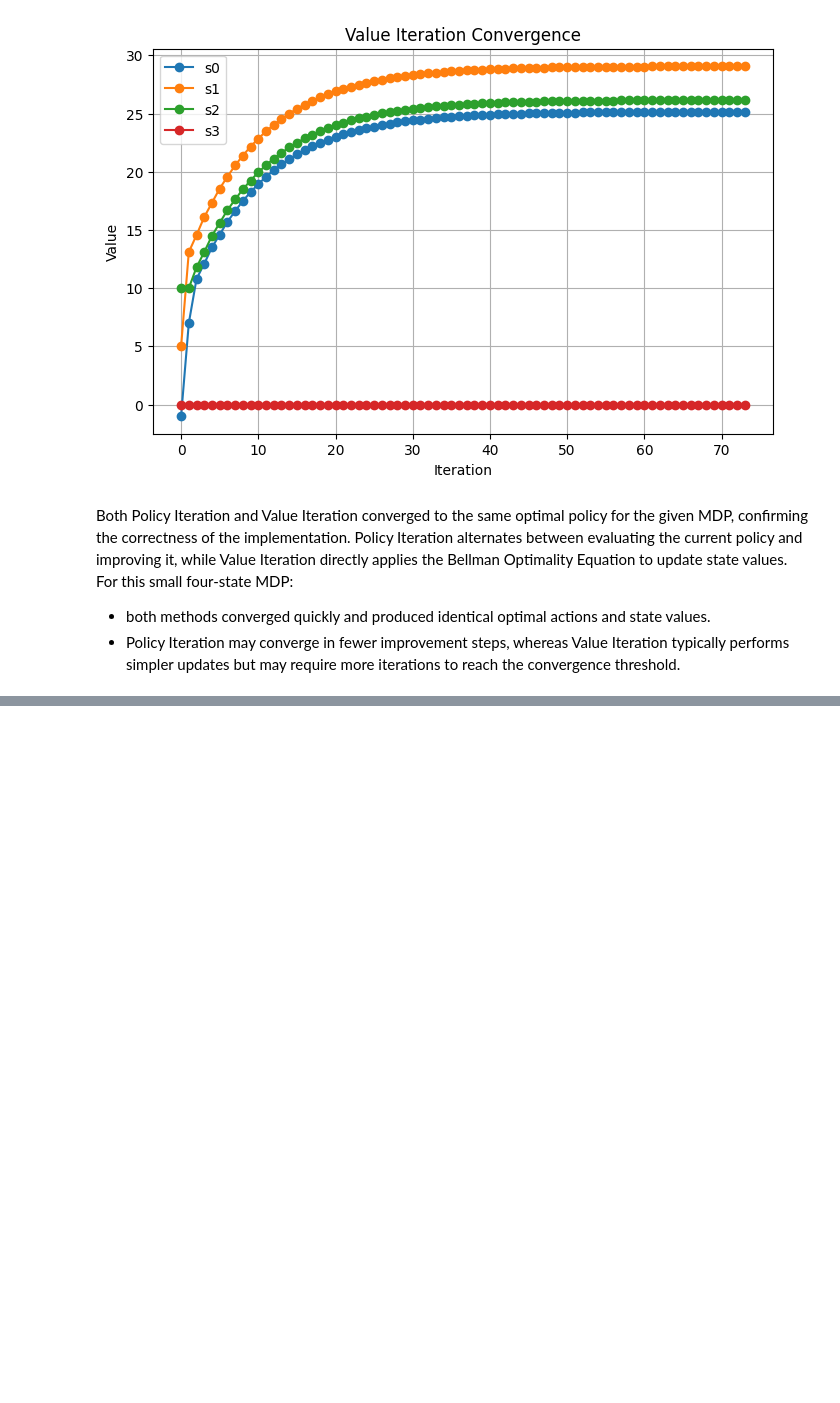
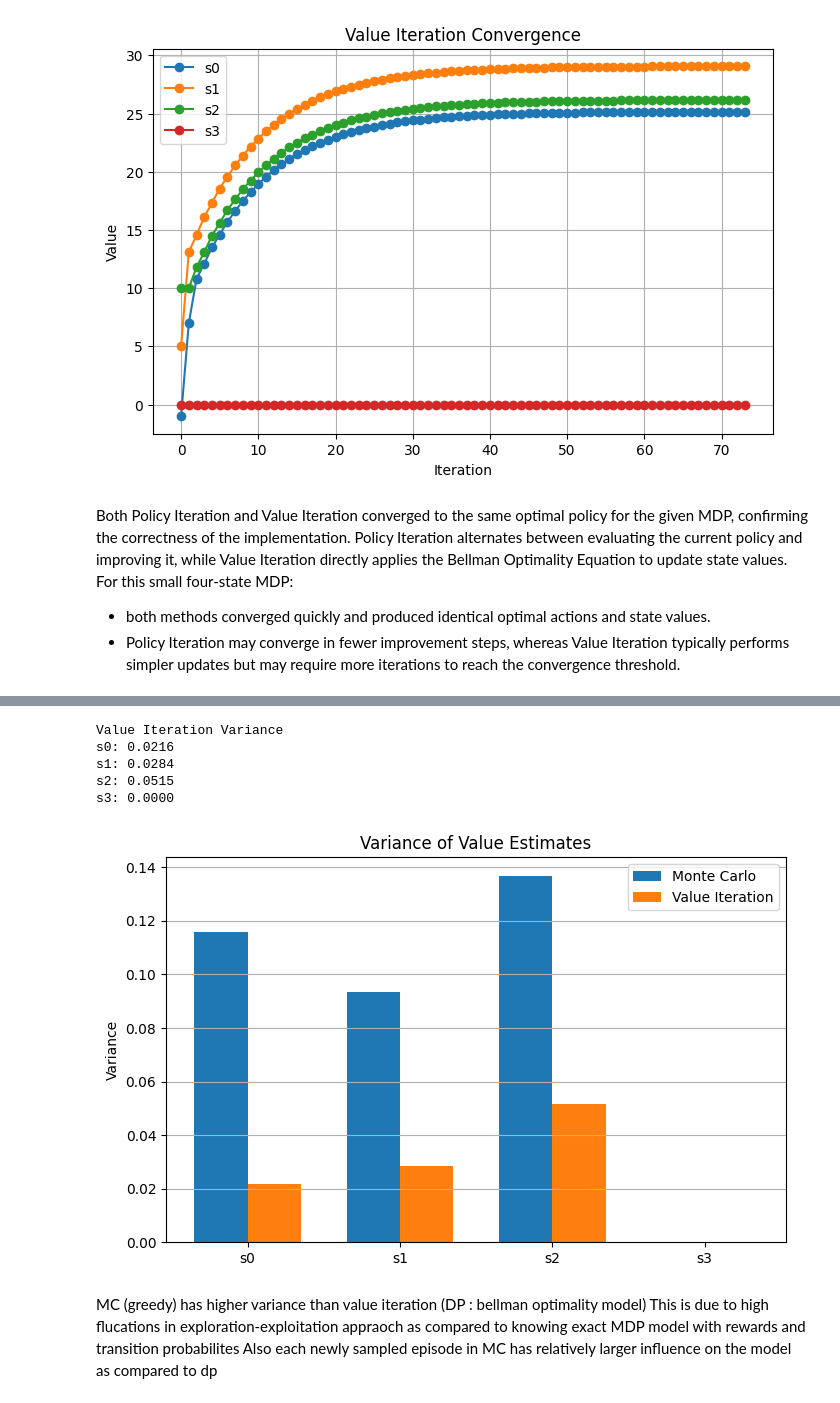
Before and after one commit to Adimaster1/RL-jx, a Jupyter notebook: MDP-assignment.ipynb, the cells around one changed output, grey strips where cells are left out. Cells and saved outputs as stored; diff of their text form; code cells hidden in the pictures; blank space fills up the shorter version.

```diff
--- a/MDP-assignment.ipynb
+++ b/MDP-assignment.ipynb
@@ -910,0 +1219,11 @@ For this small four-state MDP:
+# %%
+V_mc_control = np.max(Q_mc, axis=1)
+
+print("\nFinal Monte Carlo Value Function\n")
+
+for s in range(mdp.n_states):
+
+    print(
+        f"{mdp.states[s].name}: "
+        f"{V_mc_control[s]:.3f}"
+    )
@@ -910,0 +1358,37 @@ For this small four-state MDP:
+# %%
+dp_variance = np.var(value_history, axis=0)
+
+print("Value Iteration Variance")
+
+for s in range(mdp.n_states):
+    print(
+        f"{mdp.states[s].name}: {dp_variance[s]:.4f}"
+    )
+# %% [output]
+Value Iteration Variance
+s0: 0.0216
+s1: 0.0284
+s2: 0.0515
+s3: 0.0000
+# %%
+states = [s.name for s in mdp.states]
+
+x = np.arange(len(states))
+width = 0.35
+
+plt.figure(figsize=(8,5))
+
+plt.bar(x-width/2, mc_variance, width, label="Monte Carlo")
+plt.bar(x+width/2, dp_variance, width, label="Value Iteration")
+
+plt.xticks(x, states)
+plt.ylabel("Variance")
+plt.title("Variance of Value Estimates")
+plt.legend()
+plt.grid(axis="y")
+# %% [output]
+[figure, added]
+# %% [markdown]
+MC (greedy) has higher variance than value iteration (DP : bellman optimality model)
+This is due to high flucations in exploration-exploitation appraoch as compared to knowing exact MDP model with rewards and transition probabilites
+Also each newly sampled episode in MC has relatively larger influence on the model as compared to dp
```
Also changed, not shown: parts of 29 cells of this notebook.
